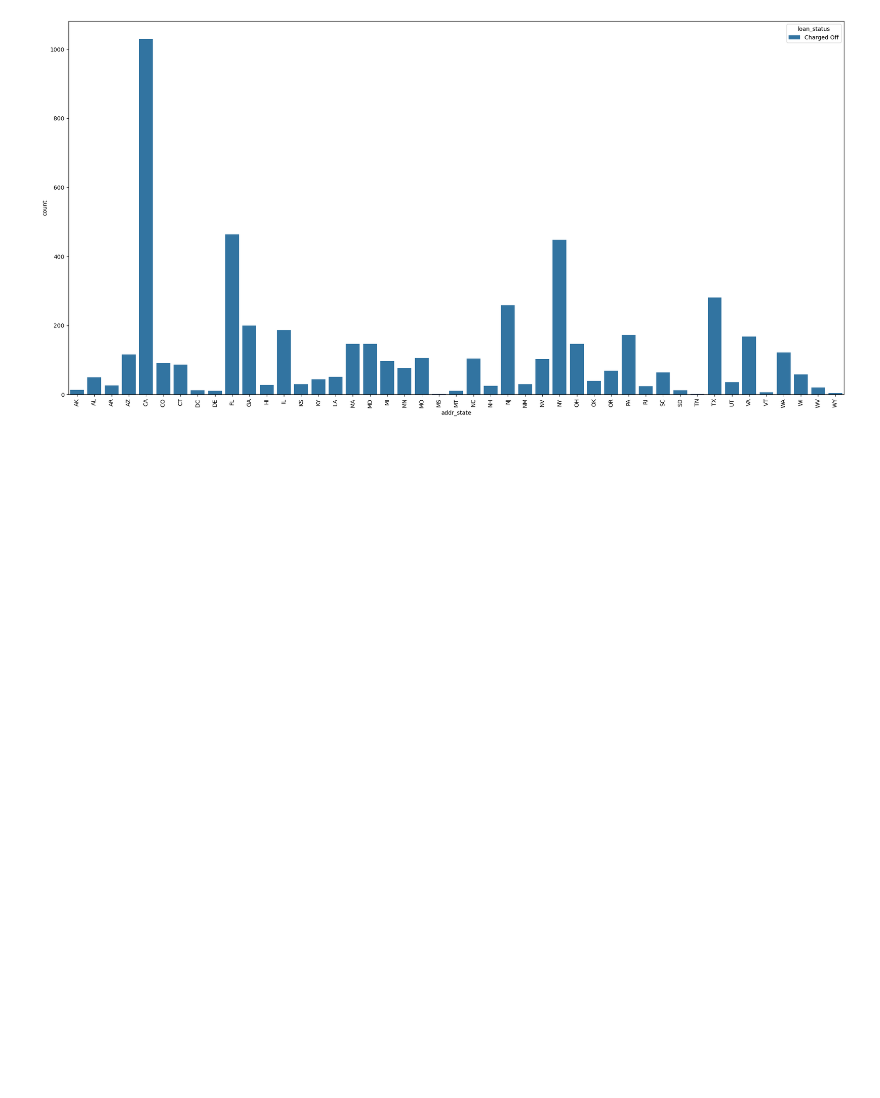
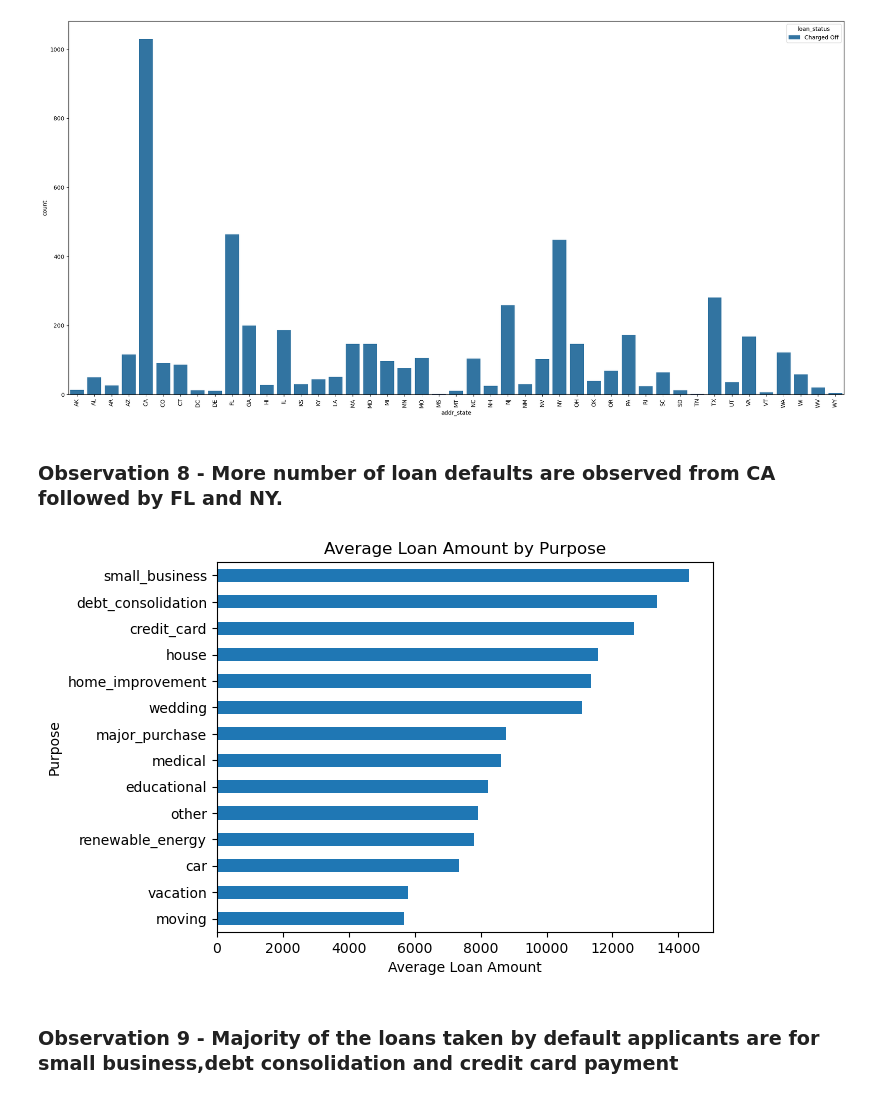
Before and after one commit to nikhilv1991/LendingClubCaseStudy, a Jupyter notebook: lending_club_case_study_nikhil.ipynb, the cells around one changed output. Saved outputs shown, nothing was run; the diff lists cells and outputs as text; code cells hidden in the pictures; blank space fills up the shorter version.

```diff
--- a/lending_club_case_study_nikhil.ipynb
+++ b/lending_club_case_study_nikhil.ipynb
@@ -520,3 +520,15 @@ plt.tight_layout()
 plt.show()
 # %% [output]
 [figure]
+# %% [markdown]
+### Observation 8 - More number of loan defaults are observed from CA followed by FL and NY.
+# %%
+loan_data.groupby('purpose')['loan_amnt'].mean().sort_values().plot(kind='barh')
+plt.title('Average Loan Amount by Purpose')
+plt.xlabel('Average Loan Amount')
+plt.ylabel('Purpose')
+plt.show()
+# %% [output]
+[figure, added]
+# %% [markdown]
+### Observation 9 - Majority of the loans taken by default applicants are for small business,debt consolidation and credit card payment
```
